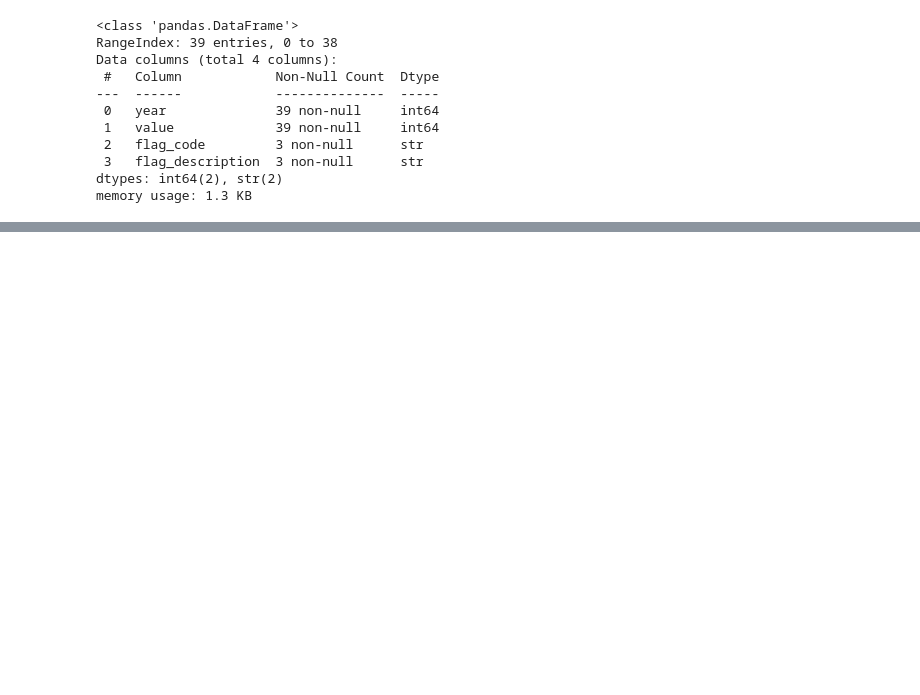
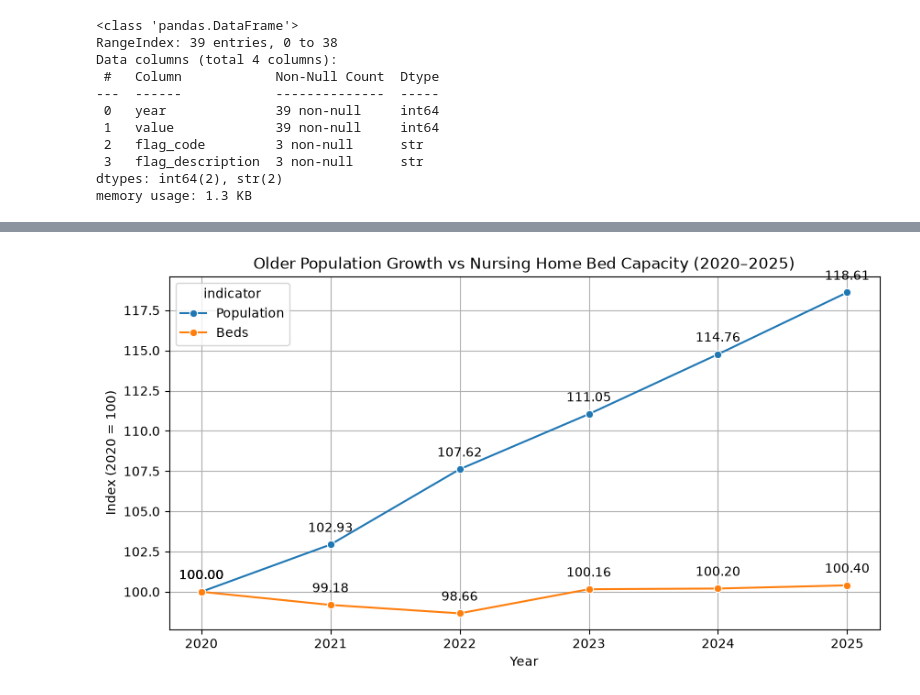
Before and after one commit to thaisCrtn/healthcare-operations-intelligence-ireland, a Jupyter notebook: notebooks/03_nursing_home_operations.ipynb, the cells around one changed output, grey strips where cells are left out. Saved outputs shown, nothing was run; the diff lists cells and outputs as text; code cells hidden in the pictures; blank space fills up the shorter version.

```diff
--- a/notebooks/03_nursing_home_operations.ipynb
+++ b/notebooks/03_nursing_home_operations.ipynb
@@ -269,0 +540,10 @@ memory usage: 1.3 KB
+# %%
+df_index = df_capacity_analysis[
+    ['year', 'population_index', 'beds_index']
+].melt(
+    id_vars='year',
+    var_name='indicator',
+    value_name='index_value'
+)
+
+df_index
@@ -269,0 +564,36 @@ memory usage: 1.3 KB
+# %%
+df_index['indicator'] = (
+    df_index['indicator'].replace({
+        'population_index': 'Population',
+        'beds_index': 'Beds'
+    })
+)
+# %%
+plt.figure(figsize=(10, 5))
+
+ax = sns.lineplot(
+    data=df_index,
+    x='year',
+    y='index_value',
+    hue='indicator',
+    marker='o'
+)
+
+for _, row in df_index.iterrows():
+    ax.annotate(
+        f"{row['index_value']:,.2f}",
+        (row['year'], row['index_value']),
+        textcoords='offset points',
+        xytext=(0, 10),
+        ha='center'
+    )
+
+plt.title('Older Population Growth vs Nursing Home Bed Capacity (2020–2025)')
+plt.xlabel('Year')
+plt.ylabel('Index (2020 = 100)')
+plt.xticks(df_index['year'].unique())
+plt.grid(True)
+
+plt.show()
+# %% [output]
+[figure, added]
```
Also changed, not shown: parts of 23 cells of this notebook, 1 other file.
